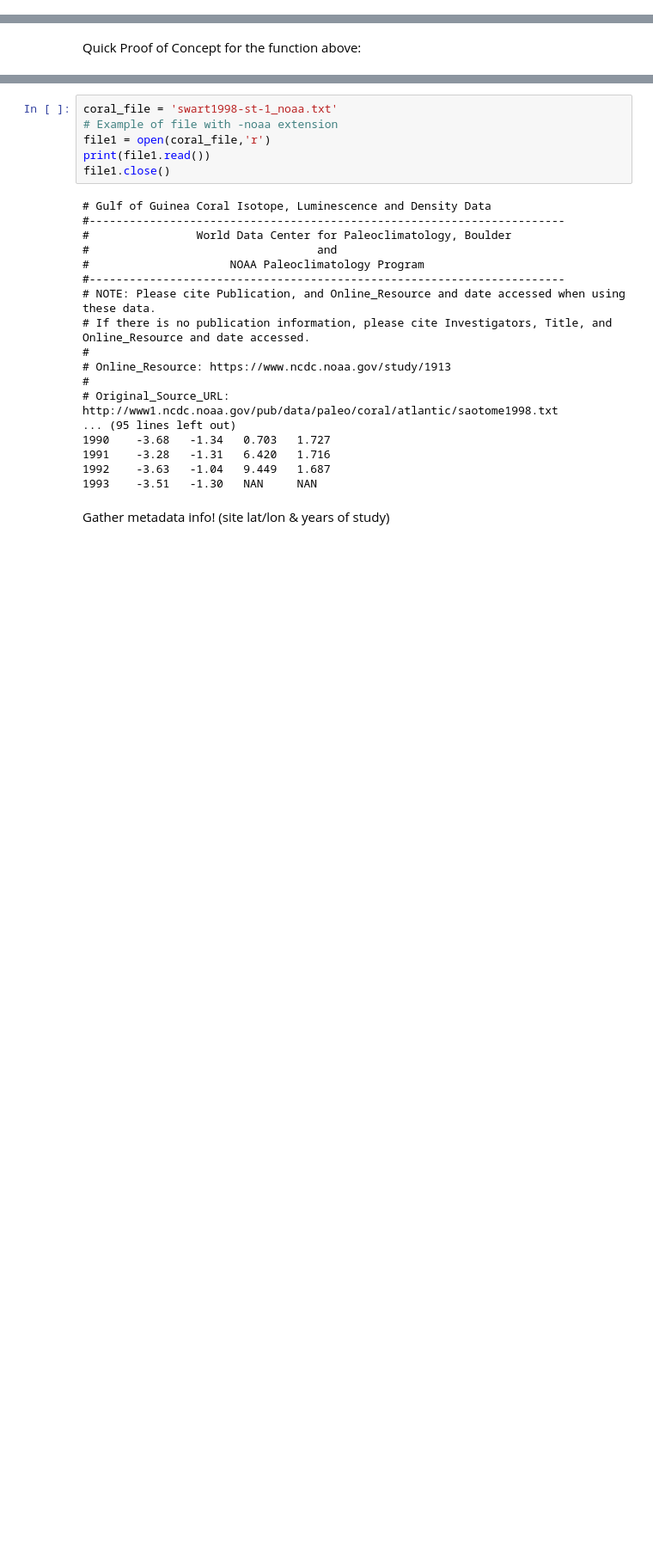
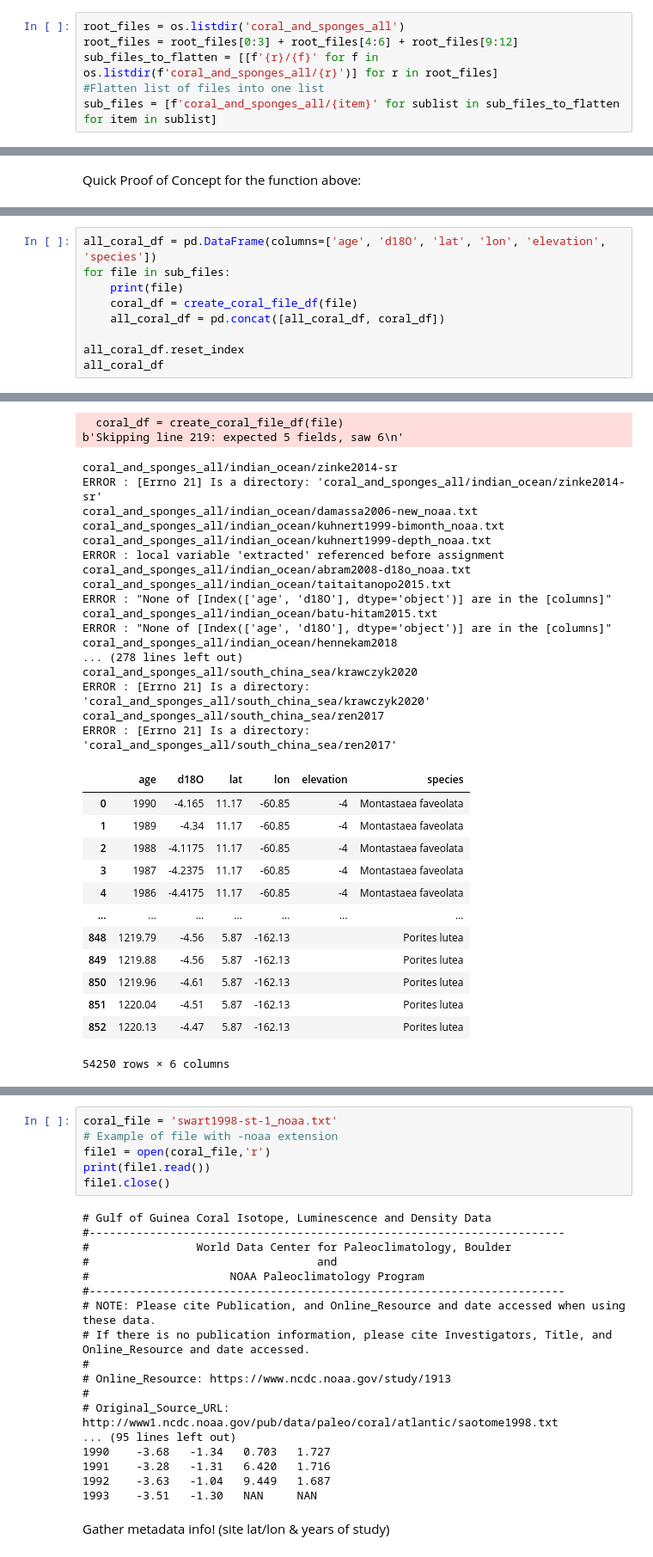
Before and after one commit to p-ai-org/p-climate, a Jupyter notebook: coral.ipynb, the cells around one changed output, grey strips where cells are left out. Shown: that part at 86% size. Saved outputs shown, nothing was run; the diff lists cells and outputs as text; blank space fills up the shorter version.

```diff
--- a/coral.ipynb
+++ b/coral.ipynb
@@ -4,0 +6,6 @@ import io
+# %%
+root_files = os.listdir('coral_and_sponges_all')
+root_files = root_files[0:3] + root_files[4:6] + root_files[9:12]
+sub_files_to_flatten = [[f'{r}/{f}' for f in os.listdir(f'coral_and_sponges_all/{r}')] for r in root_files]
+#Flatten list of files into one list
+sub_files = [f'coral_and_sponges_all/{item}' for sublist in sub_files_to_flatten for item in sublist]
@@ -72,0 +79,10 @@ create_coral_file_df(filename)
+# %%
+all_coral_df = pd.DataFrame(columns=['age', 'd18O', 'lat', 'lon', 'elevation', 'species'])
+for file in sub_files:
+    print(file)
+    coral_df = create_coral_file_df(file)
+    all_coral_df = pd.concat([all_coral_df, coral_df])
+
+all_coral_df.reset_index
+all_coral_df
+# %% [output]
@@ -72,0 +106,32 @@ create_coral_file_df(filename)
+  coral_df = create_coral_file_df(file)
+b'Skipping line 219: expected 5 fields, saw 6\n'
+coral_and_sponges_all/indian_ocean/zinke2014-sr
+ERROR : [Errno 21] Is a directory: 'coral_and_sponges_all/indian_ocean/zinke2014-sr'
+coral_and_sponges_all/indian_ocean/damassa2006-new_noaa.txt
+coral_and_sponges_all/indian_ocean/kuhnert1999-bimonth_noaa.txt
+coral_and_sponges_all/indian_ocean/kuhnert1999-depth_noaa.txt
+ERROR : local variable 'extracted' referenced before assignment
+coral_and_sponges_all/indian_ocean/abram2008-d18o_noaa.txt
+coral_and_sponges_all/indian_ocean/taitaitanopo2015.txt
+ERROR : "None of [Index(['age', 'd18O'], dtype='object')] are in the [columns]"
+coral_and_sponges_all/indian_ocean/batu-hitam2015.txt
+ERROR : "None of [Index(['age', 'd18O'], dtype='object')] are in the [columns]"
+coral_and_sponges_all/indian_ocean/hennekam2018
+... (278 lines left out)
+coral_and_sponges_all/south_china_sea/krawczyk2020
+ERROR : [Errno 21] Is a directory: 'coral_and_sponges_all/south_china_sea/krawczyk2020'
+coral_and_sponges_all/south_china_sea/ren2017
+ERROR : [Errno 21] Is a directory: 'coral_and_sponges_all/south_china_sea/ren2017'
+|  | age | d18O | lat | lon | elevation | species |
+| 0 | 1990 | -4.165 | 11.17 | -60.85 | -4 | Montastaea faveolata |
+| 1 | 1989 | -4.34 | 11.17 | -60.85 | -4 | Montastaea faveolata |
+| 2 | 1988 | -4.1175 | 11.17 | -60.85 | -4 | Montastaea faveolata |
+| 3 | 1987 | -4.2375 | 11.17 | -60.85 | -4 | Montastaea faveolata |
+| 4 | 1986 | -4.4175 | 11.17 | -60.85 | -4 | Montastaea faveolata |
+| ... | ... | ... | ... | ... | ... | ... |
+| 848 | 1219.79 | -4.56 | 5.87 | -162.13 |  | Porites lutea |
+| 849 | 1219.88 | -4.56 | 5.87 | -162.13 |  | Porites lutea |
+| 850 | 1219.96 | -4.61 | 5.87 | -162.13 |  | Porites lutea |
+| 851 | 1220.04 | -4.51 | 5.87 | -162.13 |  | Porites lutea |
+| 852 | 1220.13 | -4.47 | 5.87 | -162.13 |  | Porites lutea |
+54250 rows × 6 columns
```
Also changed, not shown: parts of 7 cells of this notebook.
